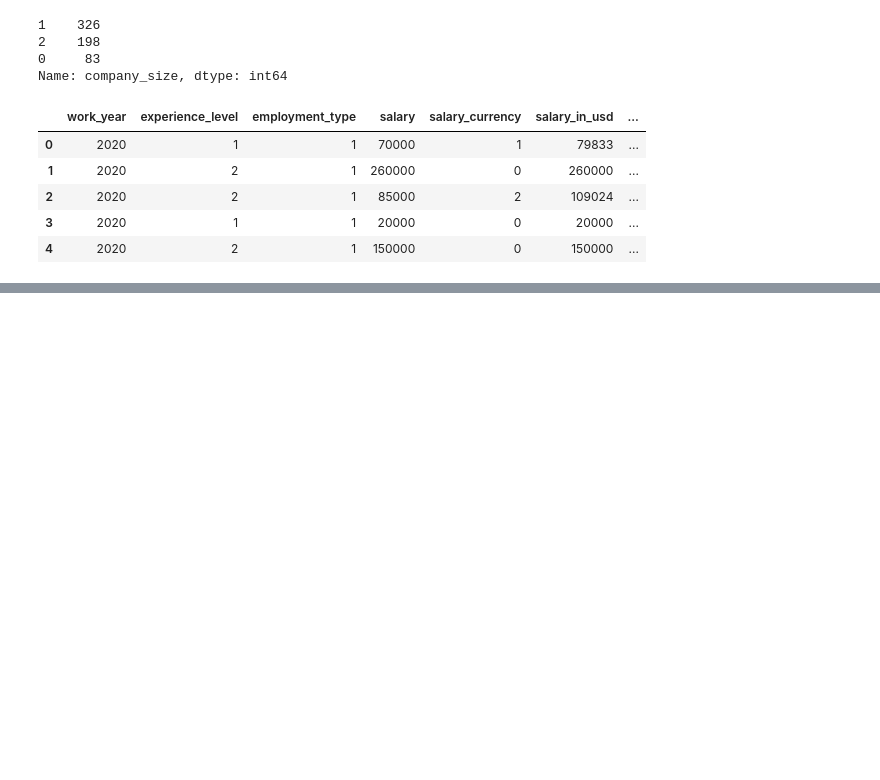
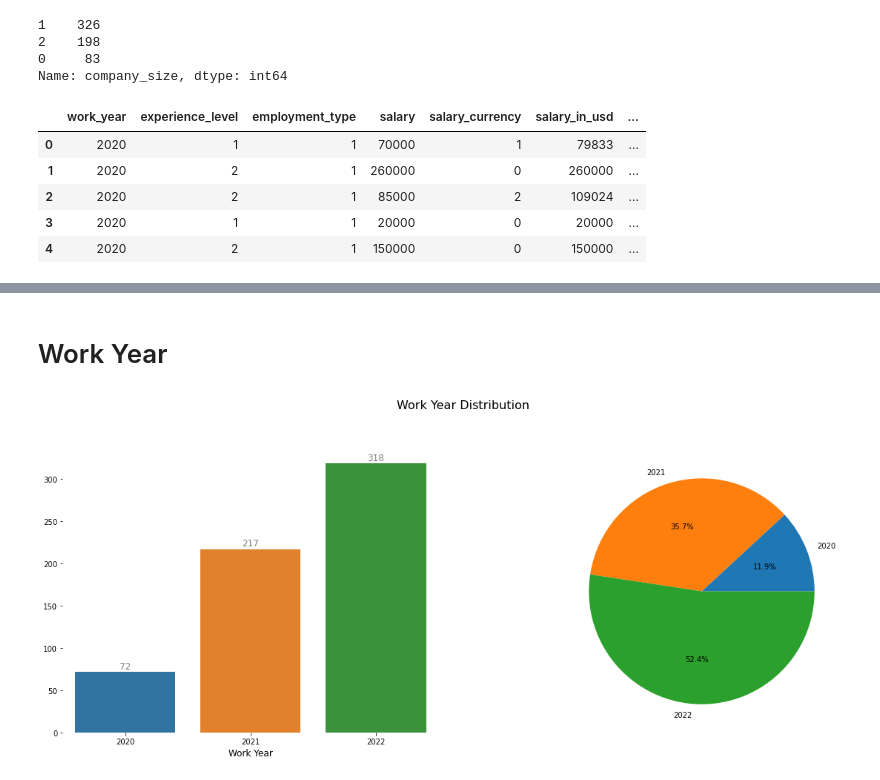
Before and after one commit to leotanaka4/ds-job-salaries, a Jupyter notebook: main.ipynb, the cells around one changed output, grey strips where cells are left out. Drawn from its saved outputs; the diff is of its cells as text; code cells hidden in the pictures; blank space fills up the shorter version.

```diff
--- a/main.ipynb
+++ b/main.ipynb
@@ -532,0 +535,45 @@ sns.heatmap(correlação, annot=True, cmap="Blues")
+# %%
+def univariate_multi_plot(df=data_b, x=None, xlabel=None, explode=None):
+    fig, ax = plt.subplots(1, 2, figsize=(20, 7))
+    sns.countplot(data=df, x=x, ax=ax[0], order=df[x].value_counts(ascending=True).index)
+    df[x].value_counts(ascending=True).plot(kind="pie", autopct="%1.1f%%", ax=ax[1], explode=explode)
+    sns.despine(bottom=True, left=True)
+    ax[0].set_xlabel(xlabel=xlabel, size=12)
+    ax[0].set_ylabel(ylabel="")
+    ax[1].set_ylabel(ylabel="")
+    ax[0].bar_label(ax[0].containers[0], label_type='edge', size=12, padding=1, fontname="Helvetica, Ariel",
+                    color="#7f7f7f")
+    fig.text(0.5, 1, f'{xlabel} Distribution', size=16, ha="center", va="center")
+    plt.show()
+
+def univariate_single_plot(df=data_b, x=None, xlabel=None, rotation=None, bar_label=False):
+    fig, ax = plt.subplots(1, 1, figsize=(20, 7))
+    sns.countplot(data=df, x=x, order=df[x].value_counts(ascending=True).index)
+    sns.despine(bottom=True, left=True)
+    plt.xlabel(xlabel=xlabel, size=14)
+    plt.xticks(rotation=rotation)
+    plt.ylabel(ylabel="")
+    if bar_label:
+        ax.bar_label(ax.containers[0], label_type='edge', size=10, padding=1, fontname="Helvetica, Ariel",
+                        color="#7f7f7f")
+    plt.title(label=f'{xlabel} Distribution', size=18)
+    plt.show()
+
+
+def univariate_numerical_plot(df=data_b, x=None, xlabel=None, bar_label=True):
+    fig, ax = plt.subplots(1, 2, figsize=(20, 7))
+    sns.histplot(data=df, x=x, kde=True, ax=ax[0])
+    sns.boxplot(data=df, x=x, ax=ax[1])
+    sns.despine(bottom=True, left=True)
+    ax[0].set_xlabel(xlabel=xlabel, size=12)
+    ax[1].set_xlabel(xlabel=xlabel, size=12)
+    ax[0].set_ylabel(ylabel="")
+    ax[1].set_ylabel(ylabel="")
+    fig.text(0.5, 1, f'{xlabel} Distribution', size=16, ha="center", va="center")
+    plt.show()
+# %% [markdown]
+# Work Year
+# %%
+univariate_multi_plot(x="work_year", xlabel="Work Year")
+# %% [output]
+[figure, added]
```
Also changed, not shown: parts of 12 cells of this notebook.
